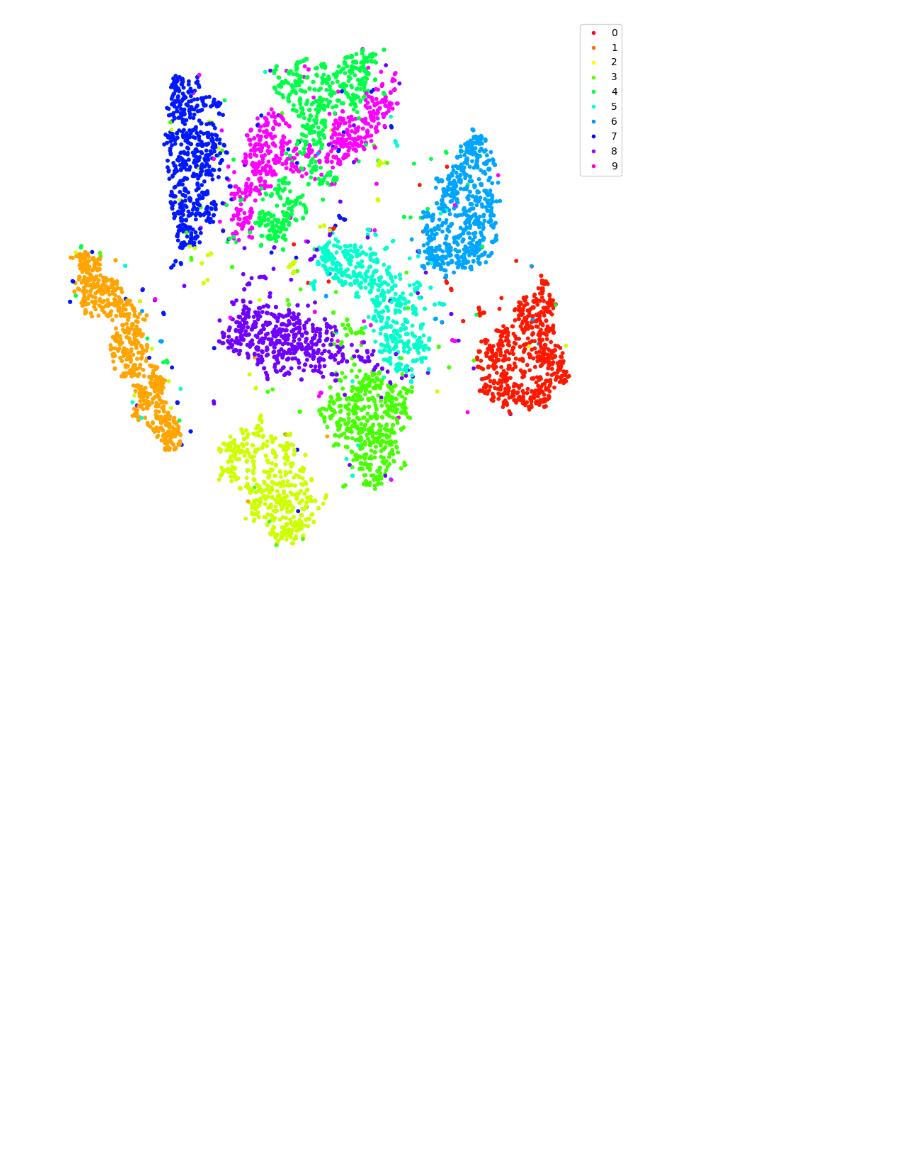
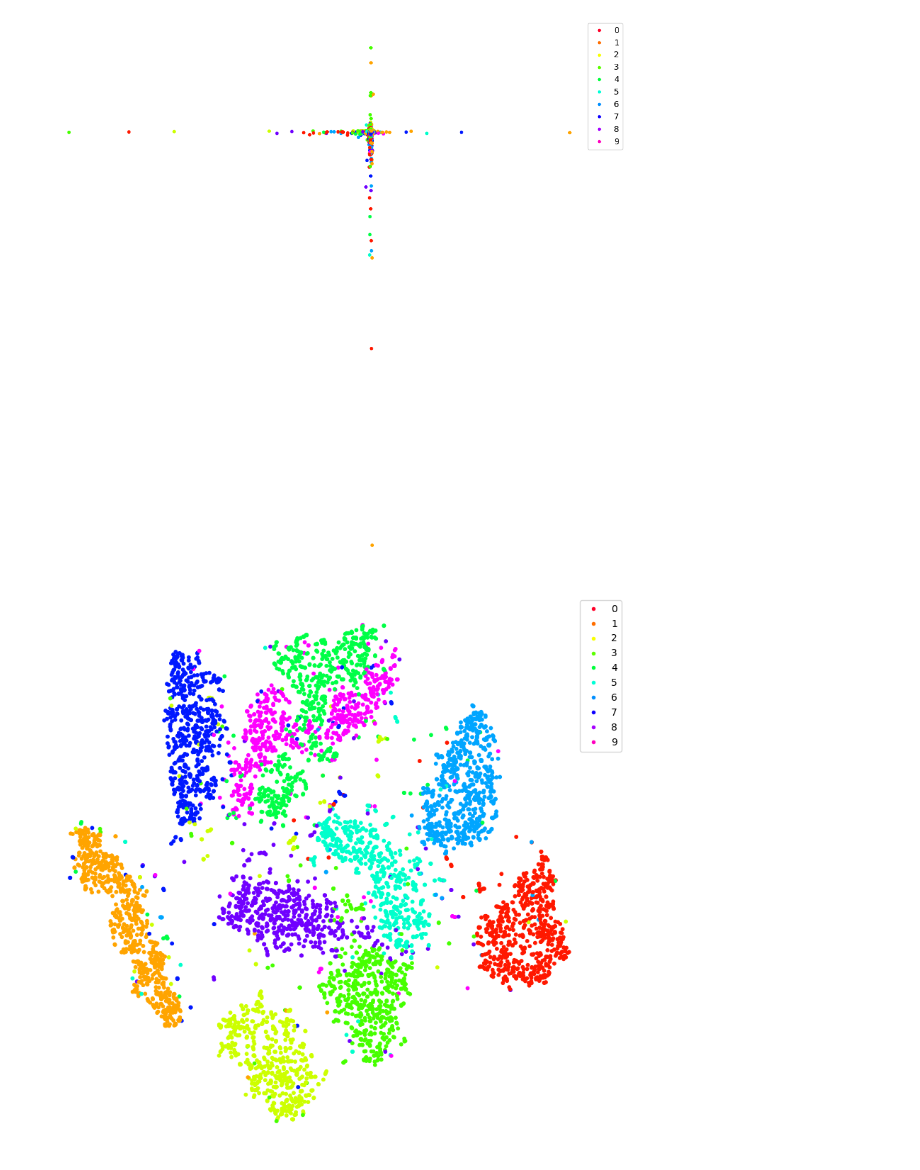
Before and after one commit to j-c-carr/Revisiting-Data-Visualization-with-t-SNE, a Jupyter notebook: experiments.ipynb, the cells around one changed output. Drawn from its saved outputs; the diff is of its cells as text; code cells hidden in the pictures; blank space fills up the shorter version.

Commit message:
Add sammon mapping

```diff
--- a/experiments.ipynb
+++ b/experiments.ipynb
@@ -20,3 +20,7 @@ X_pca = pca.fit_transform(X)
 indices = np.random.choice(len(X), 6000, replace=False)
 X_subset = X_pca[indices]
 y_subset = y[indices]
+# %%
+from sammon import sammon
+
+X_sammon, _ = sammon(X_subset, 2, maxiter=5, maxhalves=2)
@@ -23,3 +37,7 @@ y_subset = y[indices]
+# %%
+plot_2d_visualization(X_sammon, y_subset, 'sammon_MNIST.png')
+# %% [output]
+[figure, added]
 # %%
 tsne = TSNE(n_components=2, perplexity=40)
 X_tsne = tsne.fit_transform(X_subset)
```
Also changed, not shown: parts of 1 cell of this notebook, 1 other file.
